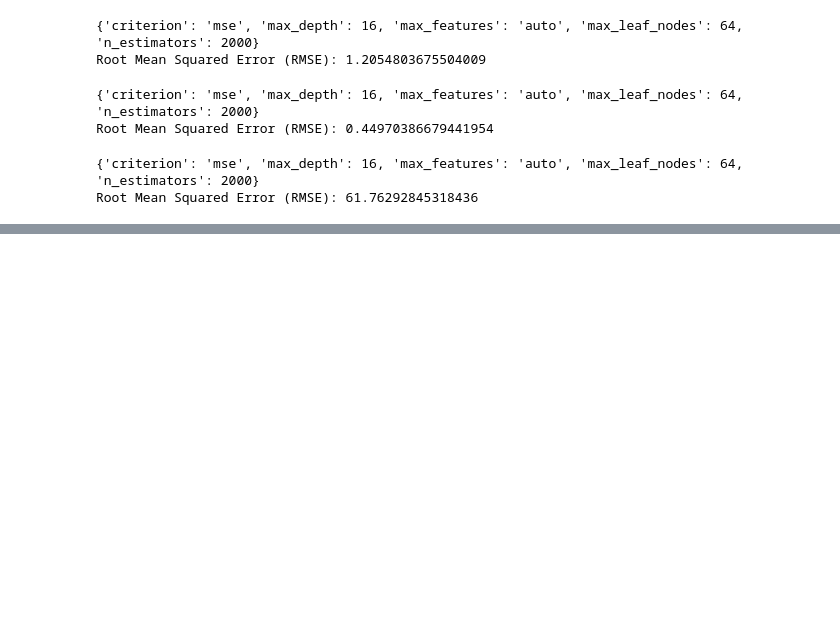
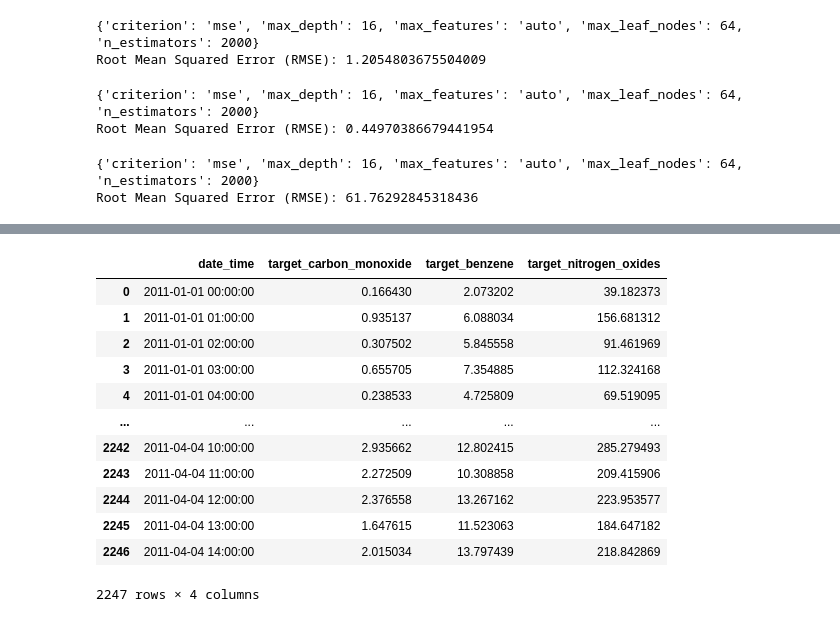
Before and after one commit to leejaeka/kaggle-playground-series, a Jupyter notebook: July-2021/notebook/exploration1.ipynb, the cells around one changed output, grey strips where cells are left out. Drawn from its saved outputs; the diff is of its cells as text; code cells hidden in the pictures; blank space fills up the shorter version.

```diff
--- a/July-2021/notebook/exploration1.ipynb
+++ b/July-2021/notebook/exploration1.ipynb
@@ -181,0 +280,8 @@ submission.to_csv('../submission.csv', index=False)
+# %%
+y_test_pred1 = svm_lin_reg1.predict(test1)
+y_test_pred2 = svm_lin_reg2.predict(test1)
+y_test_pred3 = svm_lin_reg3.predict(test1)
+
+test = pd.read_csv('../data/test.csv')
+submission = test.date_time.copy()
+submission = pd.DataFrame(submission)
@@ -181,0 +300,20 @@ submission.to_csv('../submission.csv', index=False)
+# %%
+submission['target_carbon_monoxide'] = min_max_scaler_carbon.inverse_transform(y_test_pred2.reshape(-1,1))
+submission['target_benzene'] = min_max_scaler_benzene.inverse_transform(y_test_pred1.reshape(-1,1))
+submission['target_nitrogen_oxides'] = min_max_scaler_nitrogen.inverse_transform(y_test_pred3.reshape(-1,1))
+# %%
+submission
+# %% [output]
+|  | date_time | target_carbon_monoxide | target_benzene | target_nitrogen_oxides |
+| 0 | 2011-01-01 00:00:00 | 0.166430 | 2.073202 | 39.182373 |
+| 1 | 2011-01-01 01:00:00 | 0.935137 | 6.088034 | 156.681312 |
+| 2 | 2011-01-01 02:00:00 | 0.307502 | 5.845558 | 91.461969 |
+| 3 | 2011-01-01 03:00:00 | 0.655705 | 7.354885 | 112.324168 |
+| 4 | 2011-01-01 04:00:00 | 0.238533 | 4.725809 | 69.519095 |
+| ... | ... | ... | ... | ... |
+| 2242 | 2011-04-04 10:00:00 | 2.935662 | 12.802415 | 285.279493 |
+| 2243 | 2011-04-04 11:00:00 | 2.272509 | 10.308858 | 209.415906 |
+| 2244 | 2011-04-04 12:00:00 | 2.376558 | 13.267162 | 223.953577 |
+| 2245 | 2011-04-04 13:00:00 | 1.647615 | 11.523063 | 184.647182 |
+| 2246 | 2011-04-04 14:00:00 | 2.015034 | 13.797439 | 218.842869 |
+2247 rows × 4 columns
```
Also changed, not shown: parts of 14 cells of this notebook, 1 other file.
